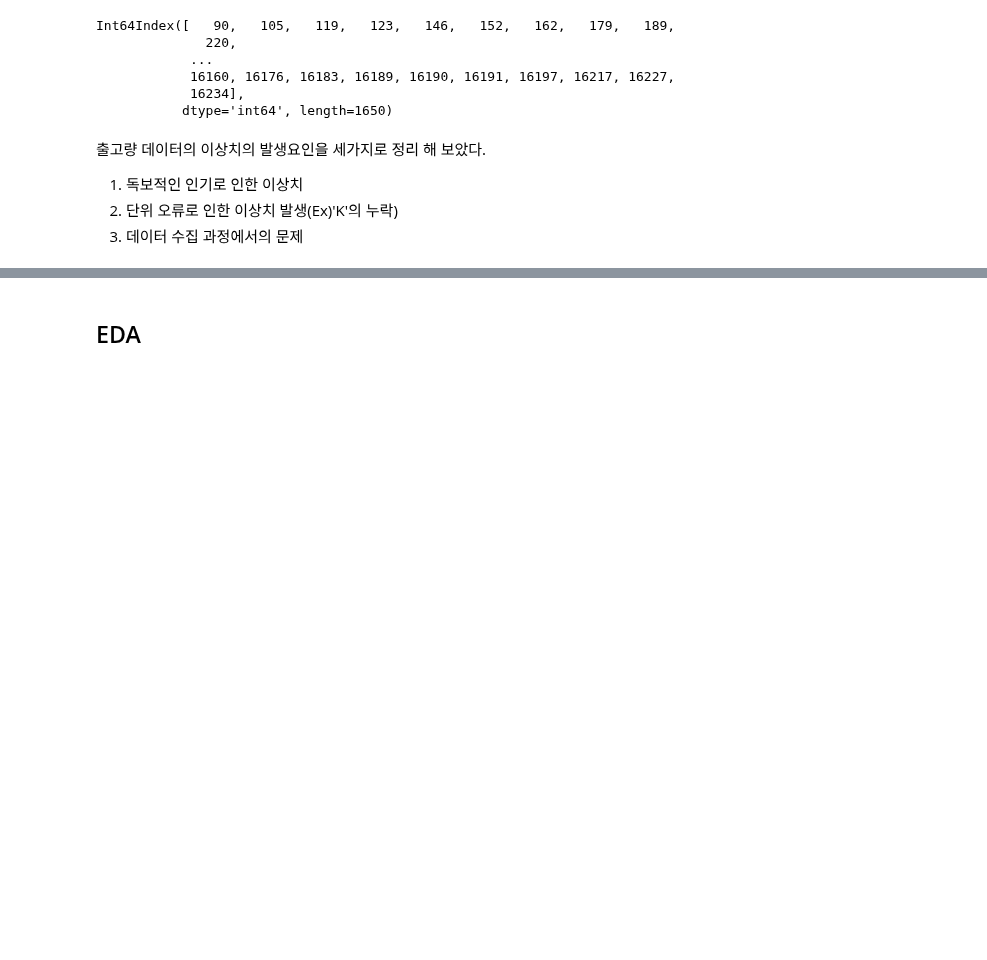
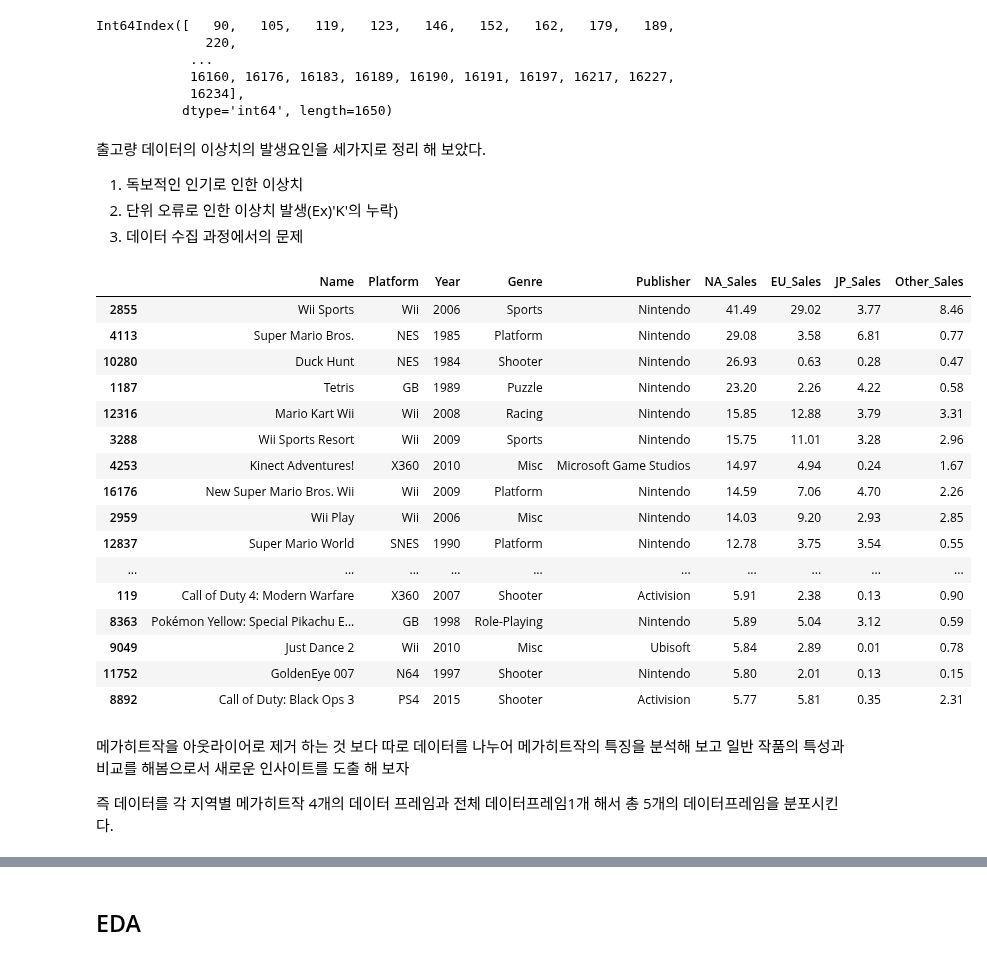
Before and after one commit to ljs7463/AnalysisProject, a Jupyter notebook: Gameanalysis.ipynb, the cells around one changed output, grey strips where cells are left out. Drawn from its saved outputs; the diff is of its cells as text; code cells hidden in the pictures; blank space fills up the shorter version.

```diff
--- a/Gameanalysis.ipynb
+++ b/Gameanalysis.ipynb
@@ -501,3 +501,29 @@ Int64Index([   90,   105,   119,   123,   146,   152,   162,   179,   189,
 1. 독보적인 인기로 인한 이상치
 2. 단위 오류로 인한 이상치 발생(Ex)'K'의 누락)
 3. 데이터 수집 과정에서의 문제
+# %%
+# 예시로 북미의 인기있는 데이터를 살펴보았다.
+dataset.sort_values('NA_Sales',ascending=False).head(50)
+# %% [output]
+|  | Name | Platform | Year | Genre | Publisher | NA_Sales | EU_Sales | JP_Sales | Other_Sales |
+| 2855 | Wii Sports | Wii | 2006 | Sports | Nintendo | 41.49 | 29.02 | 3.77 | 8.46 |
+| 4113 | Super Mario Bros. | NES | 1985 | Platform | Nintendo | 29.08 | 3.58 | 6.81 | 0.77 |
+| 10280 | Duck Hunt | NES | 1984 | Shooter | Nintendo | 26.93 | 0.63 | 0.28 | 0.47 |
+| 1187 | Tetris | GB | 1989 | Puzzle | Nintendo | 23.20 | 2.26 | 4.22 | 0.58 |
+| 12316 | Mario Kart Wii | Wii | 2008 | Racing | Nintendo | 15.85 | 12.88 | 3.79 | 3.31 |
+| 3288 | Wii Sports Resort | Wii | 2009 | Sports | Nintendo | 15.75 | 11.01 | 3.28 | 2.96 |
+| 4253 | Kinect Adventures! | X360 | 2010 | Misc | Microsoft Game Studios | 14.97 | 4.94 | 0.24 | 1.67 |
+| 16176 | New Super Mario Bros. Wii | Wii | 2009 | Platform | Nintendo | 14.59 | 7.06 | 4.70 | 2.26 |
+| 2959 | Wii Play | Wii | 2006 | Misc | Nintendo | 14.03 | 9.20 | 2.93 | 2.85 |
+| 12837 | Super Mario World | SNES | 1990 | Platform | Nintendo | 12.78 | 3.75 | 3.54 | 0.55 |
+| ... | ... | ... | ... | ... | ... | ... | ... | ... | ... |
+| 119 | Call of Duty 4: Modern Warfare | X360 | 2007 | Shooter | Activision | 5.91 | 2.38 | 0.13 | 0.90 |
+| 8363 | Pokémon Yellow: Special Pikachu E... | GB | 1998 | Role-Playing | Nintendo | 5.89 | 5.04 | 3.12 | 0.59 |
+| 9049 | Just Dance 2 | Wii | 2010 | Misc | Ubisoft | 5.84 | 2.89 | 0.01 | 0.78 |
+| 11752 | GoldenEye 007 | N64 | 1997 | Shooter | Nintendo | 5.80 | 2.01 | 0.13 | 0.15 |
+| 8892 | Call of Duty: Black Ops 3 | PS4 | 2015 | Shooter | Activision | 5.77 | 5.81 | 0.35 | 2.31 |
+# %% [markdown]
+메가히트작을 아웃라이어로 제거 하는 것 보다 따로 데이터를 나누어 메가히트작의 특징을 분석해 보고 일반 작품의 특성과 비교를 해봄으로서 새로운 인사이트를 도출 해 보자
+
+즉 데이터를 각 지역별 메가히트작 4개의 데이터 프레임과 전체 데이터프레임1개
+해서 총 5개의 데이터프레임을 분포시킨다.
```
Also changed, not shown: parts of 18 cells of this notebook.
